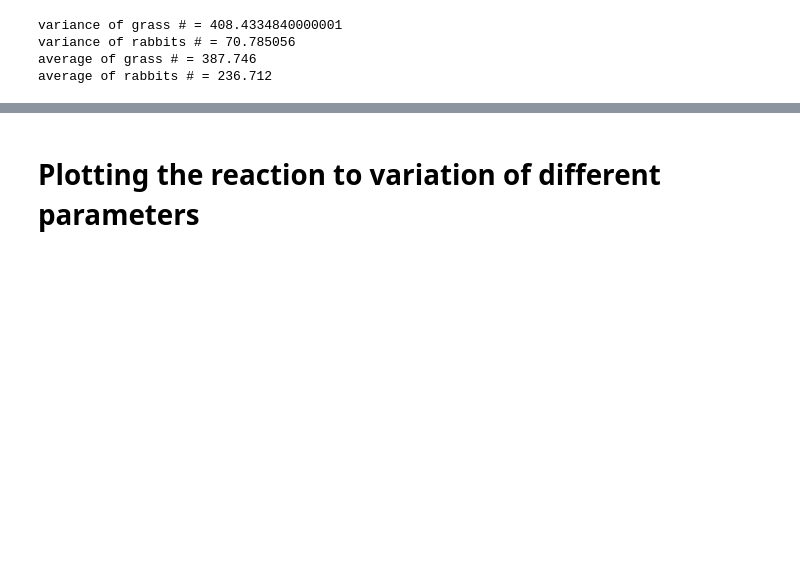
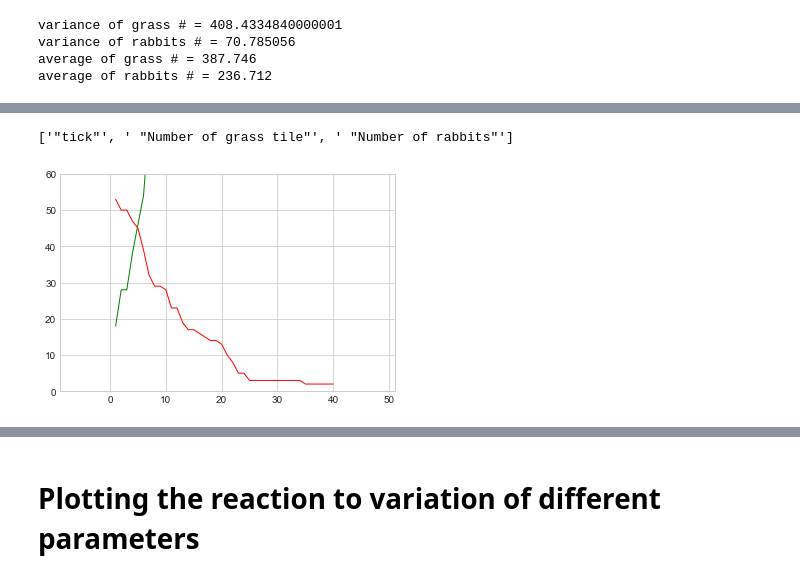
Before and after one commit to RenardDesNeiges/CS-430_1_Rabbits, a Jupyter notebook: report/plots/plot_notebook.ipynb, the cells around one changed output, grey strips where cells are left out. Drawn from its saved outputs; the diff is of its cells as text; code cells hidden in the pictures; blank space fills up the shorter version.

```diff
--- a/report/plots/plot_notebook.ipynb
+++ b/report/plots/plot_notebook.ipynb
@@ -832,0 +864,8 @@ average of rabbits # = 236.712
+# %%
+(ticks_17,grass_17,rabbits_17) = parseCSV('simRun_17.txt')
+# %% [output]
+['"tick"', ' "Number of grass tile"', ' "Number of rabbits"']
+# %%
+plotPop(ticks_16,grass_16,rabbits_16,0,40,"sim17",60)
+# %% [output]
+[figure, added]
```
Also changed, not shown: parts of 8 cells of this notebook, 9 other files.
